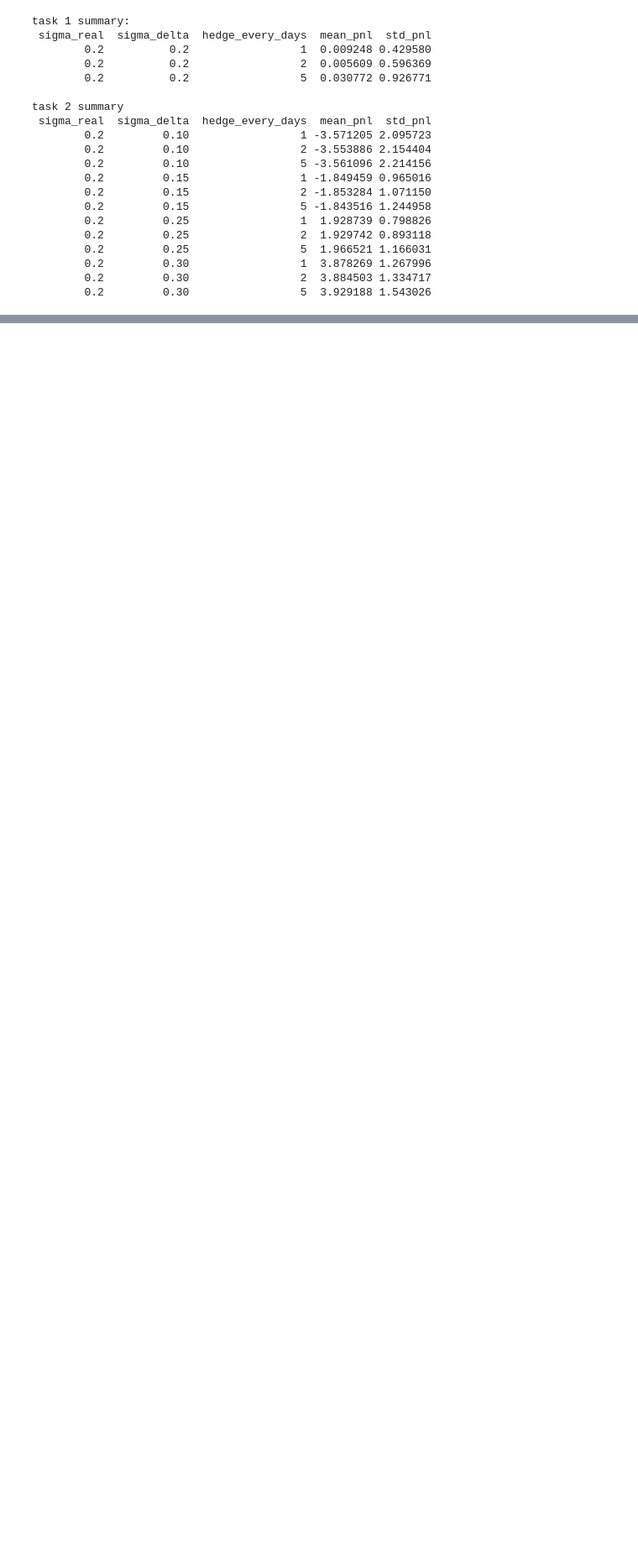
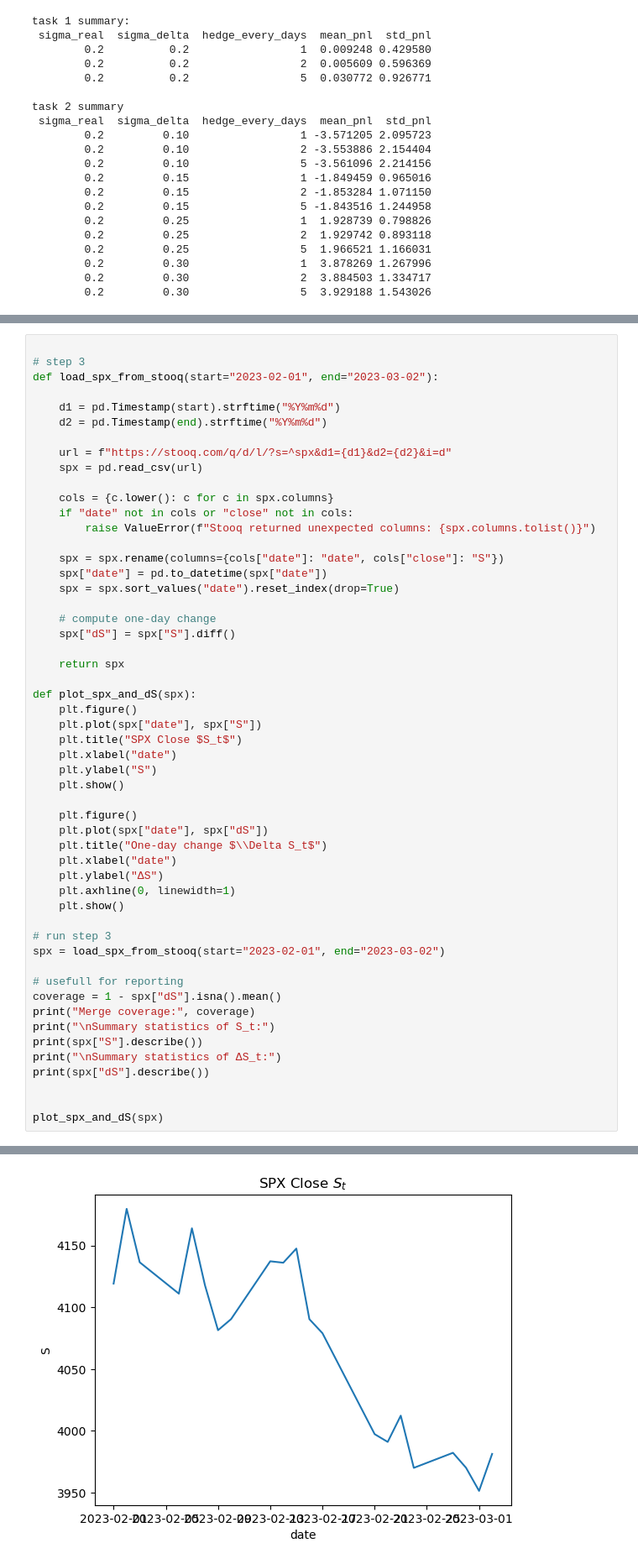
Before and after one commit to yaraberkelmans/super-duper-computing-machine, a Jupyter notebook: comfi.ipynb, the cells around one changed output, grey strips where cells are left out. Shown at 84% size. Cells and saved outputs as stored; diff of their text form; blank space fills up the shorter version.

```diff
--- a/comfi.ipynb
+++ b/comfi.ipynb
@@ -194,0 +280,54 @@ Initial rows: 175301
+# %%
+
+# step 3
+def load_spx_from_stooq(start="2023-02-01", end="2023-03-02"):
+
+    d1 = pd.Timestamp(start).strftime("%Y%m%d")
+    d2 = pd.Timestamp(end).strftime("%Y%m%d")
+
+    url = f"https://stooq.com/q/d/l/?s=^spx&d1={d1}&d2={d2}&i=d"
+    spx = pd.read_csv(url)
+
+    cols = {c.lower(): c for c in spx.columns}
+    if "date" not in cols or "close" not in cols:
+        raise ValueError(f"Stooq returned unexpected columns: {spx.columns.tolist()}")
+
+    spx = spx.rename(columns={cols["date"]: "date", cols["close"]: "S"})
+    spx["date"] = pd.to_datetime(spx["date"])
+    spx = spx.sort_values("date").reset_index(drop=True)
+
+    # compute one-day change
+    spx["dS"] = spx["S"].diff()
+
+    return spx
+
+def plot_spx_and_dS(spx):
+    plt.figure()
+    plt.plot(spx["date"], spx["S"])
+    plt.title("SPX Close $S_t$")
+    plt.xlabel("date")
+    plt.ylabel("S")
+    plt.show()
+
+    plt.figure()
+    plt.plot(spx["date"], spx["dS"])
+    plt.title("One-day change $\\Delta S_t$")
+    plt.xlabel("date")
+    plt.ylabel("ΔS")
+    plt.axhline(0, linewidth=1)
+    plt.show()
+
+# run step 3
+spx = load_spx_from_stooq(start="2023-02-01", end="2023-03-02")
+
+# usefull for reporting
+coverage = 1 - spx["dS"].isna().mean()
+print("Merge coverage:", coverage)
+print("\nSummary statistics of S_t:")
+print(spx["S"].describe())
+print("\nSummary statistics of ΔS_t:")
+print(spx["dS"].describe())
+
+
+plot_spx_and_dS(spx)
+# %% [output]
@@ -194,0 +351 @@ Initial rows: 175301
+[figure, added]
```
Also changed, not shown: parts of 3 cells of this notebook.
